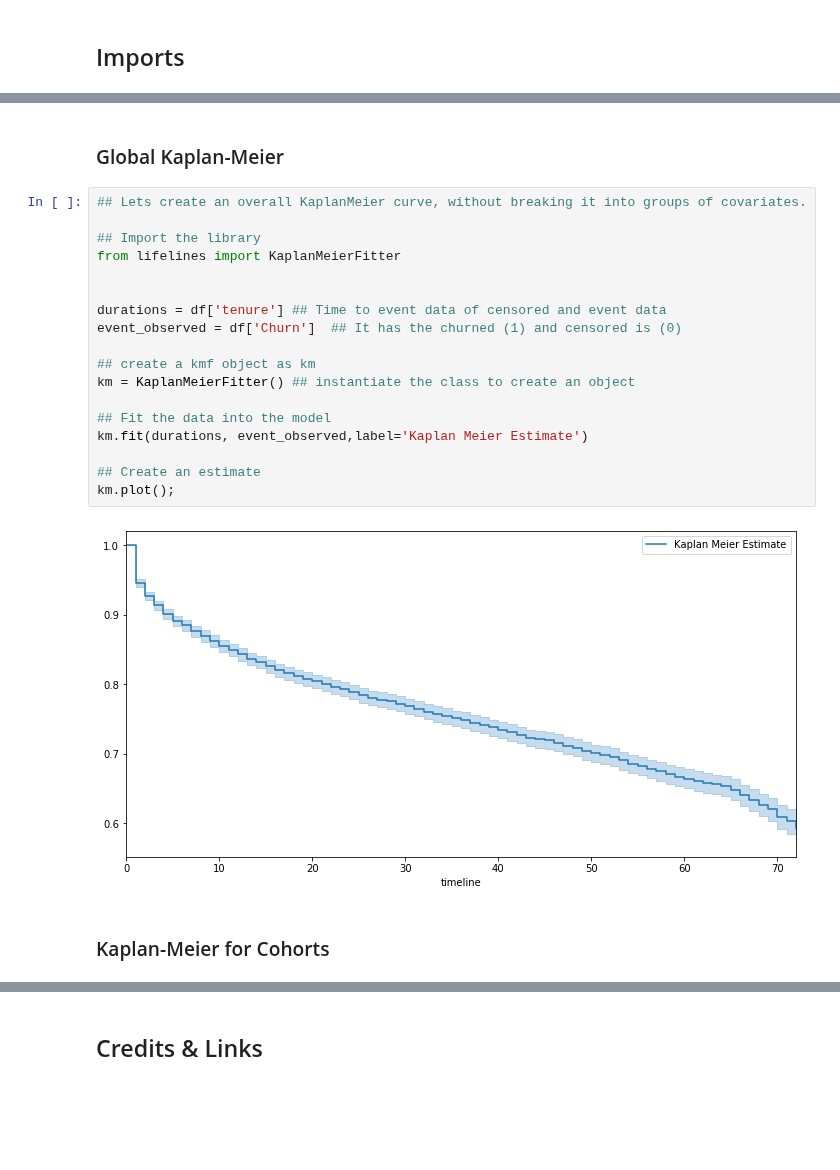
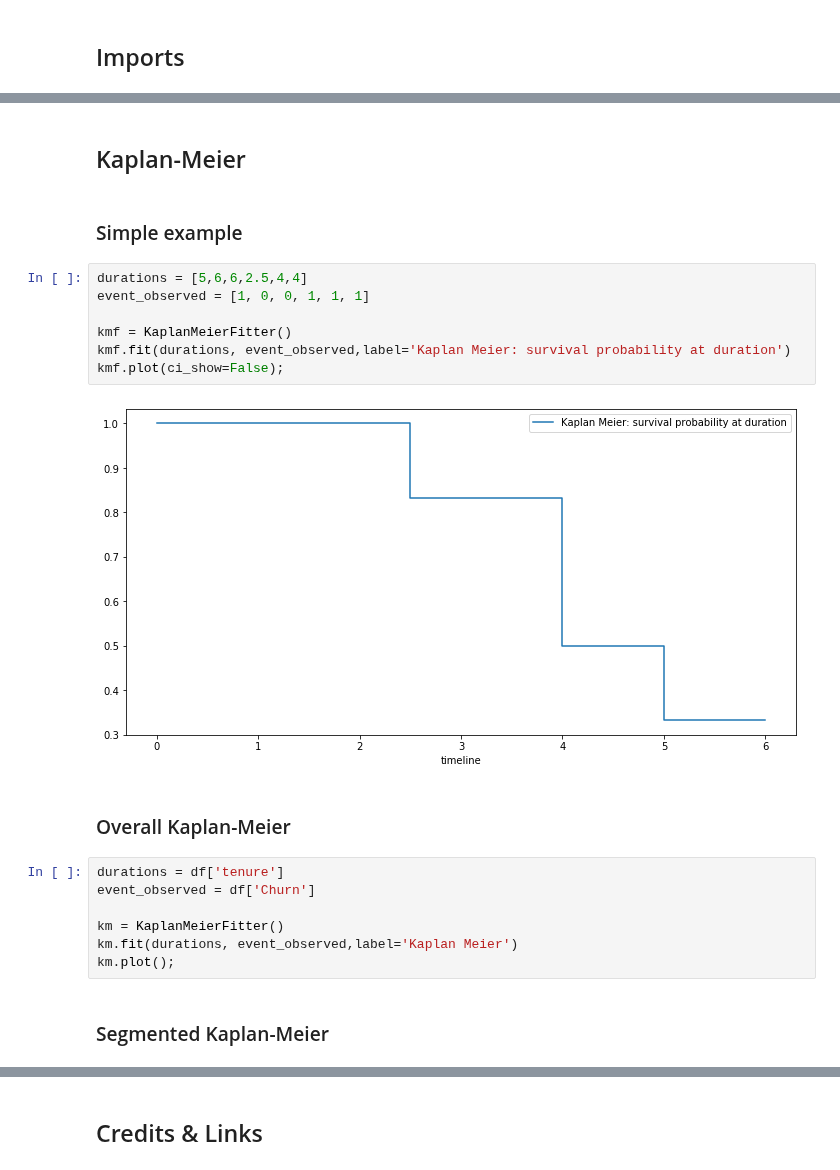
Before and after one commit to miltonluaces/ds_topics, a Jupyter notebook: 27_survival_models/survival.ipynb, the cells around one changed output, grey strips where cells are left out. Cells and saved outputs as stored; diff of their text form; blank space fills up the shorter version.

```diff
--- a/27_survival_models/survival.ipynb
+++ b/27_survival_models/survival.ipynb
@@ -107,27 +42,27 @@ Name: PaymentMethod, dtype: int64
 # %% [markdown]
-### Global Kaplan-Meier
+## Kaplan-Meier
-# %%
-## Lets create an overall KaplanMeier curve, without breaking it into groups of covariates.
-
-## Import the library
-from lifelines import KaplanMeierFitter
-
-
-durations = df['tenure'] ## Time to event data of censored and event data
-event_observed = df['Churn']  ## It has the churned (1) and censored is (0)
-
-## create a kmf object as km
-km = KaplanMeierFitter() ## instantiate the class to create an object
-
-## Fit the data into the model
-km.fit(durations, event_observed,label='Kaplan Meier Estimate')
-
-## Create an estimate
-km.plot();
-# %% [output]
-[figure, removed]
+# %% [markdown]
+### Simple example
+# %%
+durations = [5,6,6,2.5,4,4]
+event_observed = [1, 0, 0, 1, 1, 1]
+
+kmf = KaplanMeierFitter()
+kmf.fit(durations, event_observed,label='Kaplan Meier: survival probability at duration')
+kmf.plot(ci_show=False);
+# %% [output]
+[figure, added]
 # %% [markdown]
-### Kaplan-Meier for Cohorts
+### Overall Kaplan-Meier
+# %%
+durations = df['tenure']
+event_observed = df['Churn']
+
+km = KaplanMeierFitter()
+km.fit(durations, event_observed,label='Kaplan Meier')
+km.plot();
+# %% [markdown]
+### Segmented Kaplan-Meier
 # %%
 kmf = KaplanMeierFitter()
 
```
Also changed, not shown: parts of 27 cells of this notebook, 2 other files.
